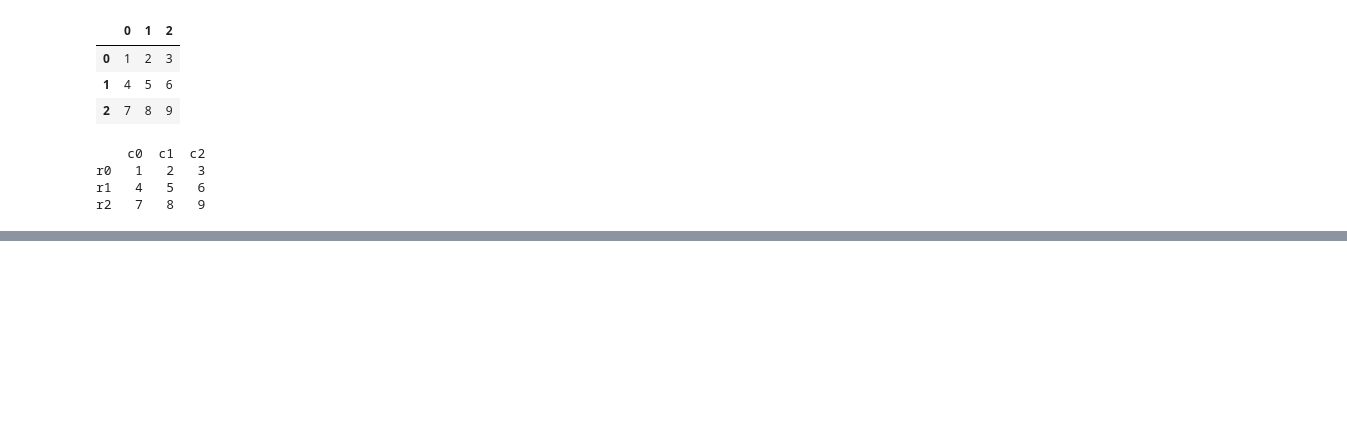
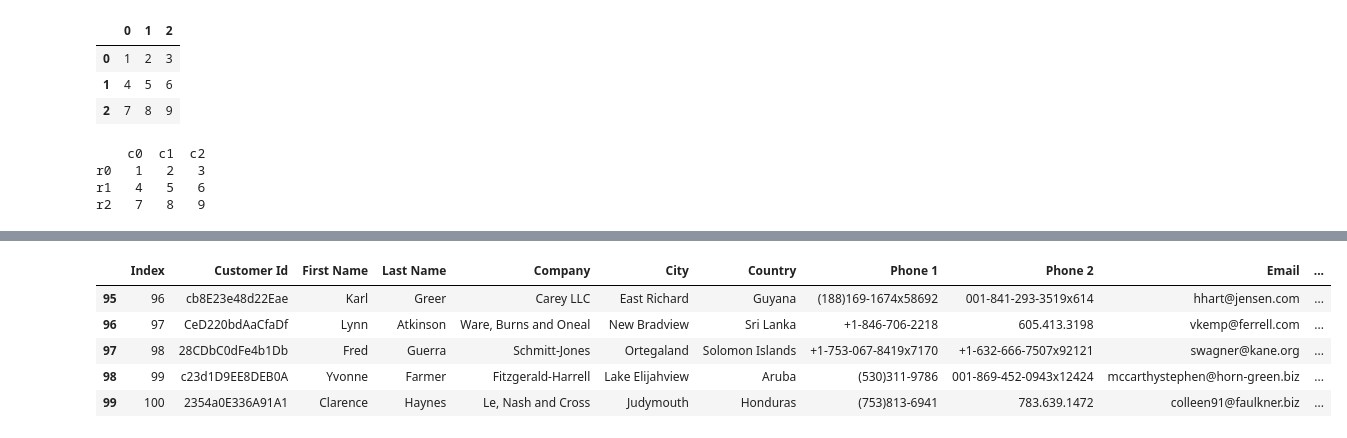
Before and after one commit to AbhishekChauhan9036/Data-Science, a Jupyter notebook: Pandas/Pandas_Lecture.ipynb, the cells around one changed output, grey strips where cells are left out. Cells and saved outputs as stored; diff of their text form; code cells hidden in the pictures; blank space fills up the shorter version.

```diff
--- a/Pandas/Pandas_Lecture.ipynb
+++ b/Pandas/Pandas_Lecture.ipynb
@@ -32,0 +44,9 @@ r2   7   8   9
+# %%
+obs_data.tail()
+# %% [output]
+|  | Index | Customer Id | First Name | Last Name | Company | City | Country | Phone 1 | Phone 2 | Email | ... |
+| 95 | 96 | cb8E23e48d22Eae | Karl | Greer | Carey LLC | East Richard | Guyana | (188)169-1674x58692 | 001-841-293-3519x614 | hhart@jensen.com | ... |
+| 96 | 97 | CeD220bdAaCfaDf | Lynn | Atkinson | Ware, Burns and Oneal | New Bradview | Sri Lanka | +1-846-706-2218 | 605.413.3198 | vkemp@ferrell.com | ... |
+| 97 | 98 | 28CDbC0dFe4b1Db | Fred | Guerra | Schmitt-Jones | Ortegaland | Solomon Islands | +1-753-067-8419x7170 | +1-632-666-7507x92121 | swagner@kane.org | ... |
+| 98 | 99 | c23d1D9EE8DEB0A | Yvonne | Farmer | Fitzgerald-Harrell | Lake Elijahview | Aruba | (530)311-9786 | 001-869-452-0943x12424 | mccarthystephen@horn-green.biz | ... |
+| 99 | 100 | 2354a0E336A91A1 | Clarence | Haynes | Le, Nash and Cross | Judymouth | Honduras | (753)813-6941 | 783.639.1472 | colleen91@faulkner.biz | ... |
```
Also changed, not shown: parts of 12 cells of this notebook, 1 other file.
